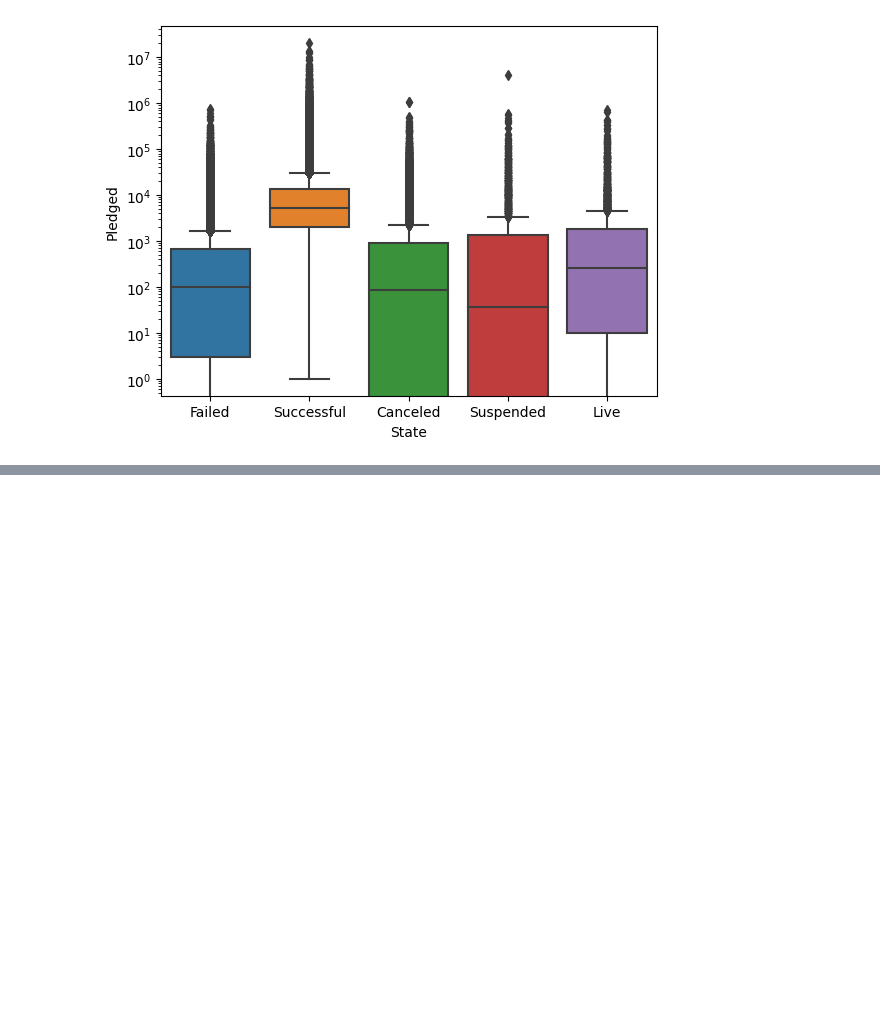
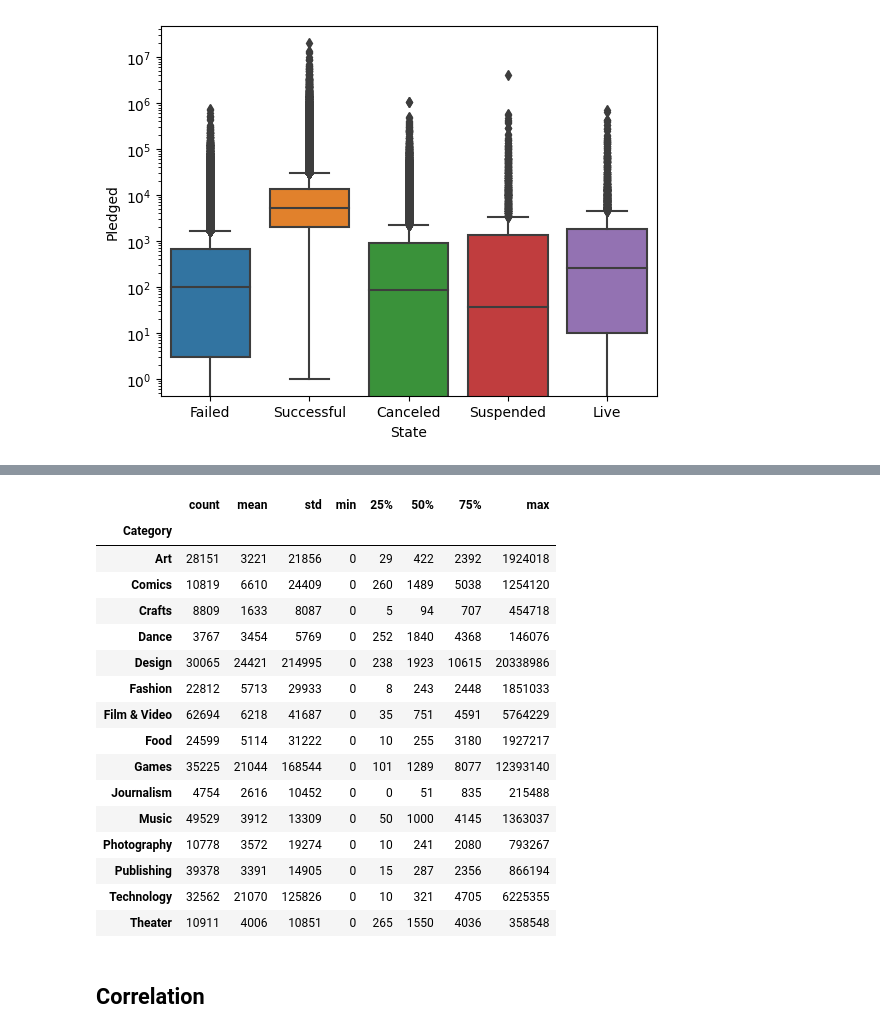
Before and after one commit to rouven-pampus/kickstart_masters, a Jupyter notebook: 01_kickstarter_EDA.ipynb, the cells around one changed output, grey strips where cells are left out. Drawn from its saved outputs; the diff is of its cells as text; code cells hidden in the pictures; blank space fills up the shorter version.

```diff
--- a/01_kickstarter_EDA.ipynb
+++ b/01_kickstarter_EDA.ipynb
@@ -114,0 +116,22 @@ plt.show()
+# %%
+df.groupby('Category')['Pledged'].describe().style.format("{:.0f}")
+# %% [output]
+|  | count | mean | std | min | 25% | 50% | 75% | max |
+| Category |  |  |  |  |  |  |  |  |
+| Art | 28151 | 3221 | 21856 | 0 | 29 | 422 | 2392 | 1924018 |
+| Comics | 10819 | 6610 | 24409 | 0 | 260 | 1489 | 5038 | 1254120 |
+| Crafts | 8809 | 1633 | 8087 | 0 | 5 | 94 | 707 | 454718 |
+| Dance | 3767 | 3454 | 5769 | 0 | 252 | 1840 | 4368 | 146076 |
+| Design | 30065 | 24421 | 214995 | 0 | 238 | 1923 | 10615 | 20338986 |
+| Fashion | 22812 | 5713 | 29933 | 0 | 8 | 243 | 2448 | 1851033 |
+| Film & Video | 62694 | 6218 | 41687 | 0 | 35 | 751 | 4591 | 5764229 |
+| Food | 24599 | 5114 | 31222 | 0 | 10 | 255 | 3180 | 1927217 |
+| Games | 35225 | 21044 | 168544 | 0 | 101 | 1289 | 8077 | 12393140 |
+| Journalism | 4754 | 2616 | 10452 | 0 | 0 | 51 | 835 | 215488 |
+| Music | 49529 | 3912 | 13309 | 0 | 50 | 1000 | 4145 | 1363037 |
+| Photography | 10778 | 3572 | 19274 | 0 | 10 | 241 | 2080 | 793267 |
+| Publishing | 39378 | 3391 | 14905 | 0 | 15 | 287 | 2356 | 866194 |
+| Technology | 32562 | 21070 | 125826 | 0 | 10 | 321 | 4705 | 6225355 |
+| Theater | 10911 | 4006 | 10851 | 0 | 265 | 1550 | 4036 | 358548 |
+# %% [markdown]
+## Correlation
```
Also changed, not shown: parts of 3 cells of this notebook.
